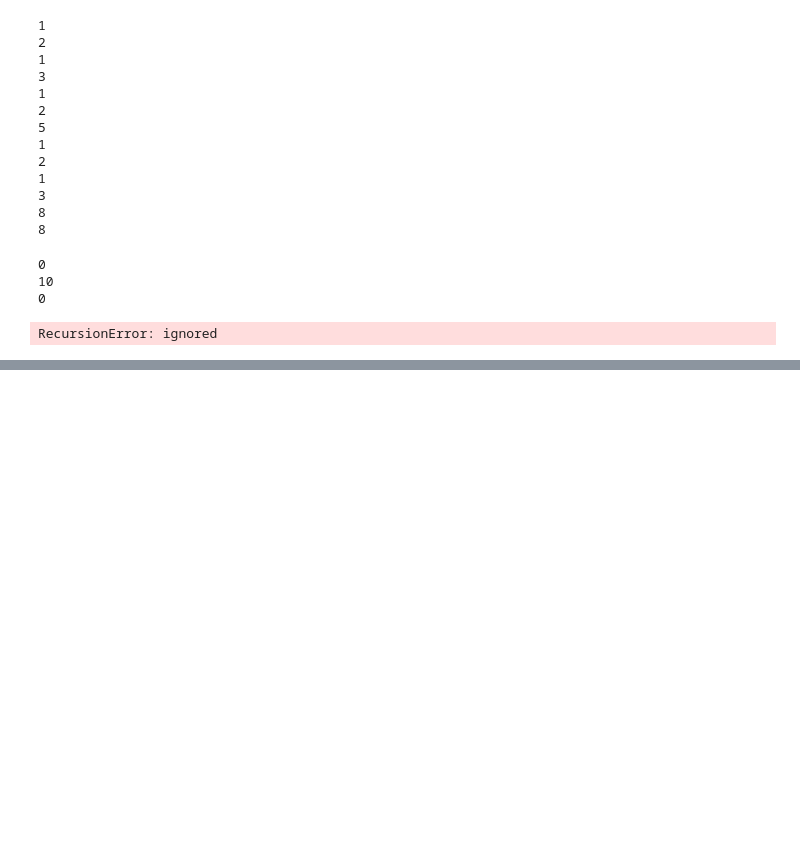
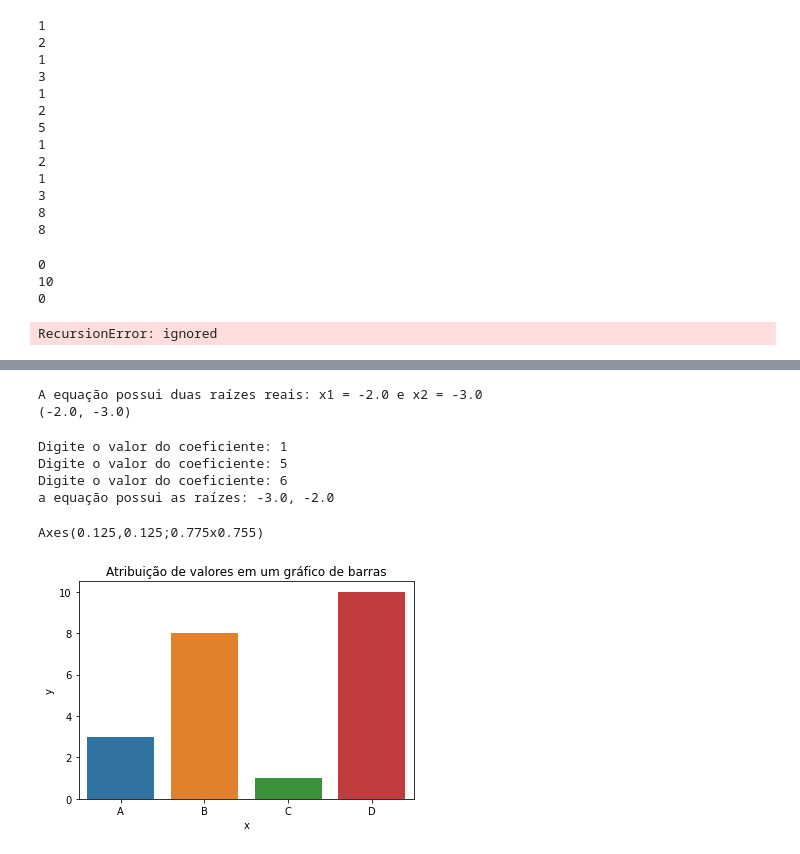
Before and after one commit to Gleis0nLemos/facul, a Jupyter notebook: paradigmas_de_LPs_em_Py/t3_python_estruturado/t3_python_estruturado.ipynb, the cells around one changed output, grey strips where cells are left out. Saved outputs shown, nothing was run; the diff lists cells and outputs as text; code cells hidden in the pictures; blank space fills up the shorter version.

```diff
--- a/paradigmas_de_LPs_em_Py/t3_python_estruturado/t3_python_estruturado.ipynb
+++ b/paradigmas_de_LPs_em_Py/t3_python_estruturado/t3_python_estruturado.ipynb
@@ -549,0 +590,21 @@ RecursionError: ignored
+# %%
+def calcular_raizes(a, b, c):
+    delta = b**2 - 4*a*c
+
+    if delta < 0:
+        print("A equação não possui raízes reais.")
+        return None
+    elif delta == 0:
+        x = -b / (2*a)
+        print(f"A equação possui uma única raiz real: x = {x}")
+        return x
+    else:
+        x1 = (-b + delta**(1/2)) / (2*a)
+        x2 = (-b - delta**(1/2)) / (2*a)
+        print(f"A equação possui duas raízes reais: x1 = {x1} e x2 = {x2}")
+        return x1, x2
+
+print(calcular_raizes(1, 5, 6))
+# %% [output]
+A equação possui duas raízes reais: x1 = -2.0 e x2 = -3.0
+(-2.0, -3.0)
@@ -549,0 +634,38 @@ RecursionError: ignored
+# %%
+#f(x)=ax^2+bx+c
+a=entrada_dados()
+b=entrada_dados()
+c=entrada_dados()
+
+delta=calc_delta(a, b, c)
+
+resultado=calcular_raizes(a, b, c, delta)
+print(resultado)
+# %% [output]
+Digite o valor do coeficiente: 1
+Digite o valor do coeficiente: 5
+Digite o valor do coeficiente: 6
+a equação possui as raízes: -3.0, -2.0
+# %%
+# Exercício 01-Me
+
+# Implementar uma solução em Python para visualizar dados de vendas de produtos
+# em um gráfico de barras.
+
+# Por exemplo, utilize os seguintes dados:
+x = ["A", "B", "C", "D"]
+y = [3, 8, 1, 10]
+
+# import matplotlib.pyplot as plt
+# import pandas as pd
+# import seaborn as sns
+
+df = pd.DataFrame({"x": x, "y": y})
+
+# print(df)
+graf = sns.barplot(x='x', y='y', data=df)
+graf.set_title("Atribuição de valores em um gráfico de barras")
+print(graf)
+# %% [output]
+Axes(0.125,0.125;0.775x0.755)
+[figure, added]
```
Also changed, not shown: parts of 16 cells of this notebook, 32 other files.
